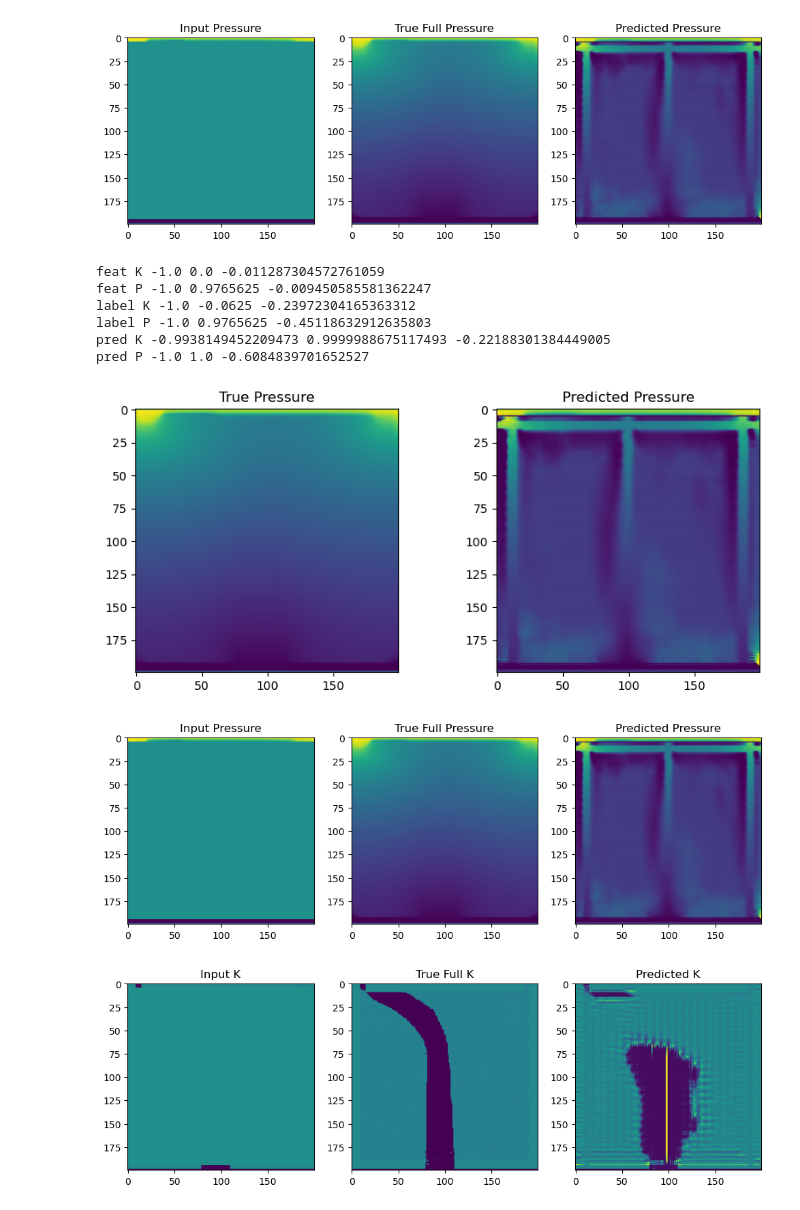
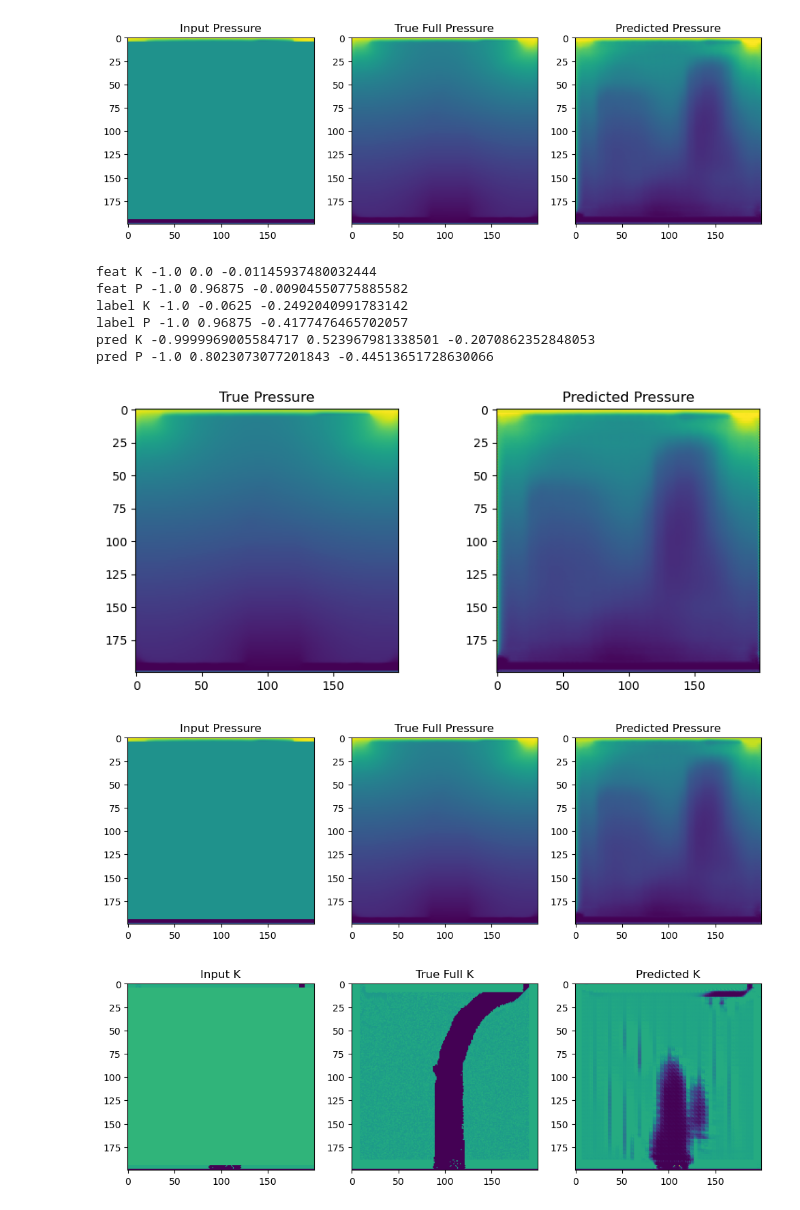
Before and after one commit to JadenLews/Learning, a Jupyter notebook: DeepLearn/physics/0525_visualize_compare.ipynb, the cells around one changed output. Saved outputs shown, nothing was run; the diff lists cells and outputs as text; code cells hidden in the pictures.

```diff
--- a/DeepLearn/physics/0525_visualize_compare.ipynb
+++ b/DeepLearn/physics/0525_visualize_compare.ipynb
@@ -10,13 +10,14 @@ model = make_model(
     channels="KP"
 )
 model.load_state_dict(torch.load(
-    # "official_darcy/final/border_physics_limited_splitnet_attn_darcy_1p0_final_state.pt",
+    # "official_darcy/final/border_physics_limited_splitnet_attn_darcy_1p0_best_state.pt",
     # "baseline_full/final/border_splitnet_attn_baseline_full_nodarcy_best_state.pt",
     # "recent_analysis_unet/physics_tests/fixed/fixed_physics_limited_attn_unet_darcy_0p0_best_state.pt",
-    "official_darcy/final/border_physics_limited_splitnet_attn_darcy_1p0_best_state.pt",
+    # "official_darcy/final/border_physics_limited_splitnet_attn_darcy_1p0_best_state.pt",
     # "baseline_full/final/border_prof_unet_baseline_full_nodarcy_best_state.pt",
     # "baseline_full/final/border_unetfixed_baseline_full_nodarcy_best_state.pt",
-
+    # "limited_prior_tests/border_splitnet_physics_limited_mask_mse_darcy_tvP_stats_best_state.pt",
+    "limited_prior_tests2/border_splitnet_attn_physics_limited_mask_mse_darcy_tvP_stats_best_state.pt",
 
     map_location=DEVICE
 ))
@@ -47,38 +48,38 @@ import matplotlib.pyplot as plt
 import datasets
 from model_loader import make_model, DEVICE, ChannelSelectDataset
 
-val_sims = np.array([250])
+val_sims = np.array([1])
 
 base_dataset = datasets.BorderDenseDatasetFull(
     sims=val_sims,
     channels="KP"
 )
 
 dataset = ChannelSelectDataset(base_dataset, channels="KP")
-num = 156
+num = 199
 feat, label = dataset[num]
 # feat, label, msk = dataset[num]
 
 with torch.no_grad():
     pred = model(feat.unsqueeze(0).to(DEVICE)).squeeze(0).cpu()
 
 plt.figure(figsize=(12,4))
 
 plt.subplot(1,3,1)
 plt.imshow(feat[1].cpu())
 plt.title("Input Pressure")
 
 plt.subplot(1,3,2)
 plt.imshow(label[1].cpu())
 plt.title("True Full Pressure")
 
 plt.subplot(1,3,3)
 plt.imshow(pred[1])
 plt.title("Predicted Pressure")
 
 plt.show()
 # %% [output]
-[figure, old version]
+[figure, new version]
 # %%
 for name, x in [
     ("feat K", feat[0]),
@@ -90,12 +91,12 @@ for name, x in [
 ]:
     print(name, x.min().item(), x.max().item(), x.mean().item())
 # %% [output]
-feat K -1.0 0.0 -0.011287304572761059
-feat P -1.0 0.9765625 -0.009450585581362247
-label K -1.0 -0.0625 -0.23972304165363312
-label P -1.0 0.9765625 -0.45118632912635803
-pred K -0.9938149452209473 0.9999988675117493 -0.22188301384449005
-pred P -1.0 1.0 -0.6084839701652527
+feat K -1.0 0.0 -0.01145937480032444
+feat P -1.0 0.96875 -0.00904550775885582
+label K -1.0 -0.0625 -0.2492040991783142
+label P -1.0 0.96875 -0.4177476465702057
+pred K -0.9999969005584717 0.523967981338501 -0.2070862352848053
+pred P -1.0 0.8023073077201843 -0.44513651728630066
 # %%
 plt.figure(figsize=(10, 4))
 
@@ -109,7 +110,7 @@ plt.title("Predicted Pressure")
 
 plt.show()
 # %% [output]
-[figure, old version]
+[figure, new version]
 # %%
 true_p = label[1].cpu()
 pred_p = pred[1].cpu()
@@ -133,7 +134,7 @@ plt.title("Predicted Pressure")
 
 plt.show()
 # %% [output]
-[figure, old version]
+[figure, new version]
 # %%
 true_k = label[0].cpu()
 pred_k = pred[0].cpu()
@@ -157,4 +158,4 @@ plt.title("Predicted K")
 
 plt.show()
 # %% [output]
-[figure, old version]
+[figure, new version]
```
Also changed, not shown: 18 other files.
